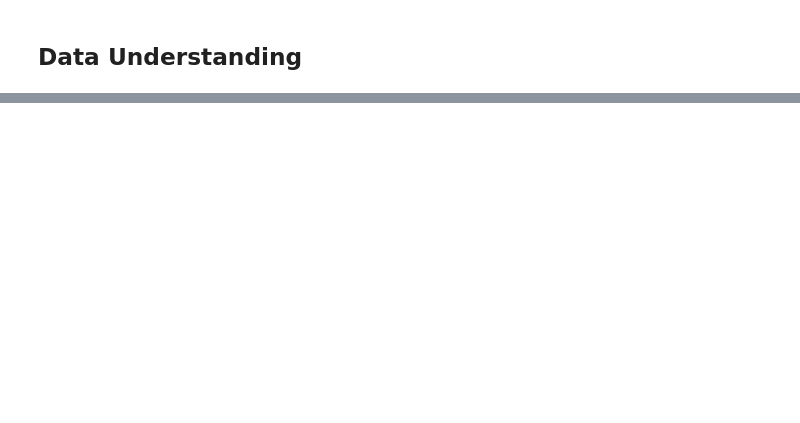
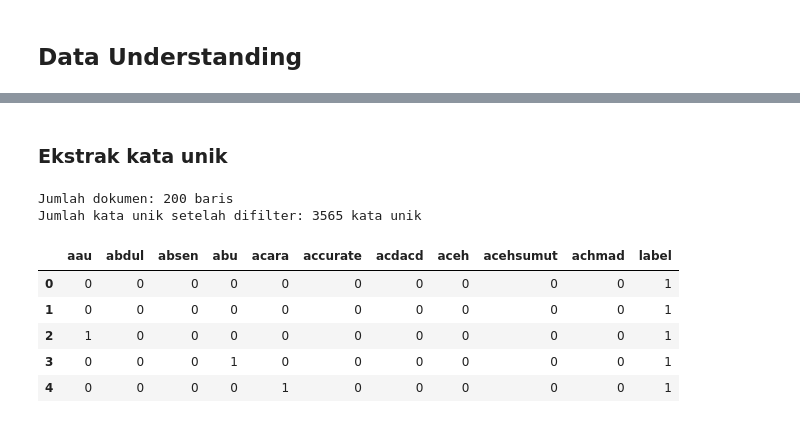
Before and after one commit to wildan2312/PPW, a Jupyter notebook: ppw-task/_build/jupyter_execute/scrapping.ipynb, the cells around one changed output, grey strips where cells are left out. Drawn from its saved outputs; the diff is of its cells as text; code cells hidden in the pictures; blank space fills up the shorter version.

Commit message:
Refactor code dan Preprocessing data scrapping

```diff
--- a/ppw-task/_build/jupyter_execute/scrapping.ipynb
+++ b/ppw-task/_build/jupyter_execute/scrapping.ipynb
@@ -292,0 +328,9 @@ Duplikat berdasarkan Judul: 0
+# %%
+import pandas as pd
+
+# Memuat dataset yang sudah disimpan sebelumnya
+# Sesuaikan path jika lokasi folder berbeda (misal: 'hasil_scrapping_detik_200.csv' atau 'dataset/hasil_scrapping_detik_200.csv')
+df = pd.read_csv('dataset/hasil_scrapping_detik_200.csv')
+
+print(f"Data berhasil dimuat! Jumlah total baris: {len(df)}")
+display(df.head())
@@ -292,0 +391,31 @@ Duplikat berdasarkan Judul: 0
+# %% [markdown]
+### **Ekstrak kata unik**
+# %%
+from sklearn.feature_extraction.text import CountVectorizer
+import pandas as pd
+
+# 1. Inisialisasi CountVectorizer untuk mengekstrak seluruh kata unik
+# min_df=2 artinya kata harus muncul minimal di 2 dokumen agar dicatat sebagai fitur
+vectorizer = CountVectorizer(min_df=2)
+
+# 2. Proses ekstraksi kata unik dari kolom 'clean_text'
+X_count = vectorizer.fit_transform(df['clean_text'])
+# 3. Ubah hasil sparse matrix menjadi Pandas DataFrame (kolom = kata unik, baris = dokumen)
+df_bow = pd.DataFrame(X_count.toarray(), columns=vectorizer.get_feature_names_out())
+# 4. Tambahkan kolom label sesuai permintaan (sport: 1, finance: 2)
+df_bow['label'] = df['category'].map({'sport': 1, 'finance': 2})
+
+print(f"Jumlah dokumen: {df_bow.shape[0]} baris")
+print(f"Jumlah kata unik setelah difilter: {df_bow.shape[1] - 1} kata unik")
+
+# Tampilkan beberapa kolom pertama dan kolom label terakhir dari matriks
+display(df_bow.iloc[:, :10].assign(label=df_bow['label']).head())
+# %% [output]
+Jumlah dokumen: 200 baris
+Jumlah kata unik setelah difilter: 3565 kata unik
+|  | aau | abdul | absen | abu | acara | accurate | acdacd | aceh | acehsumut | achmad | label |
+| 0 | 0 | 0 | 0 | 0 | 0 | 0 | 0 | 0 | 0 | 0 | 1 |
+| 1 | 0 | 0 | 0 | 0 | 0 | 0 | 0 | 0 | 0 | 0 | 1 |
+| 2 | 1 | 0 | 0 | 0 | 0 | 0 | 0 | 0 | 0 | 0 | 1 |
+| 3 | 0 | 0 | 0 | 1 | 0 | 0 | 0 | 0 | 0 | 0 | 1 |
+| 4 | 0 | 0 | 0 | 0 | 1 | 0 | 0 | 0 | 0 | 0 | 1 |
```
Also changed, not shown: parts of 11 cells of this notebook, 7 other files.
